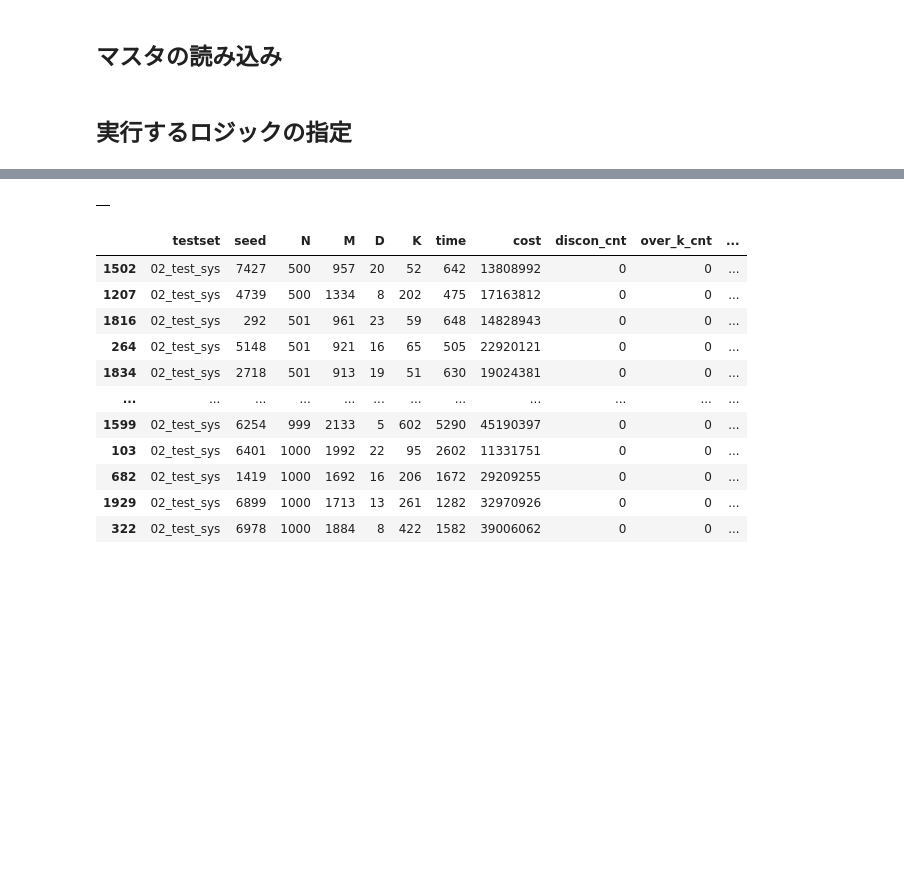
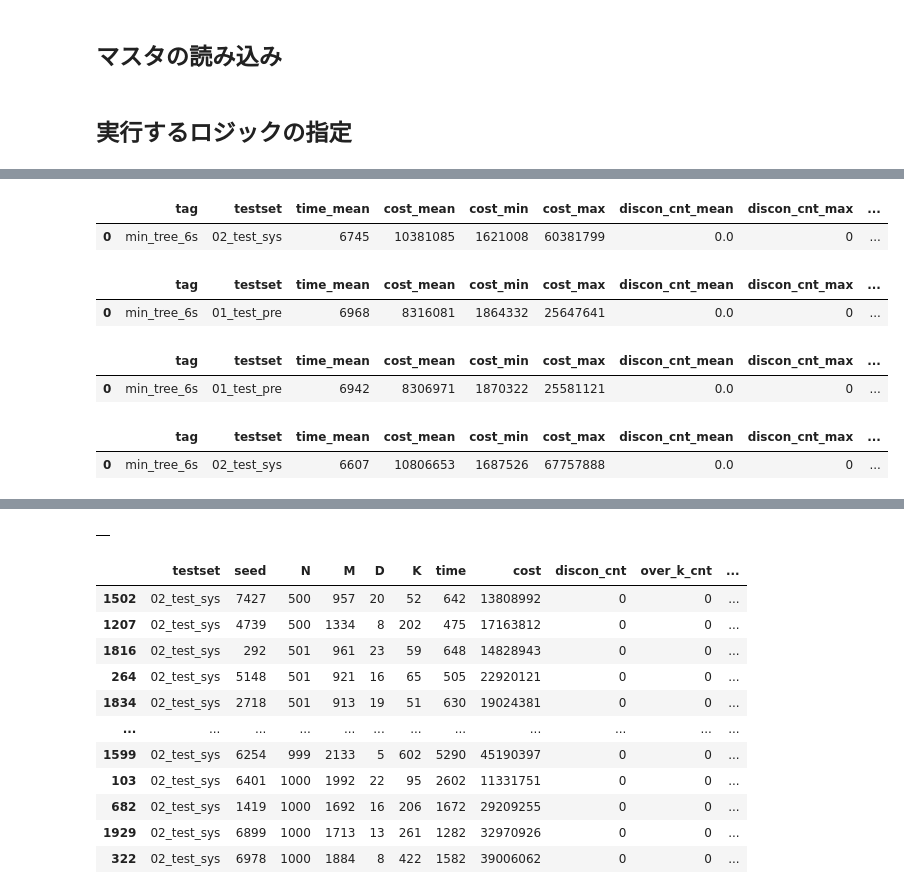
Before and after one commit to starpentagon/ahc017, a Jupyter notebook: work/90_notebook/01_test.ipynb, the cells around one changed output, grey strips where cells are left out. Drawn from its saved outputs; the diff is of its cells as text; code cells hidden in the pictures; blank space fills up the shorter version.

```diff
--- a/work/90_notebook/01_test.ipynb
+++ b/work/90_notebook/01_test.ipynb
@@ -189,0 +197,40 @@ summary_df
+# %%
+# sys test
+result_sub_df = pd.merge(sys_seed_df, result_df, on='seed')
+summary_df = get_summary_df(result_sub_df)
+summary_df['testset'] = '02_test_sys'
+
+summary_df
+# %% [output]
+|  | tag | testset | time_mean | cost_mean | cost_min | cost_max | discon_cnt_mean | discon_cnt_max | ... |
+| 0 | min_tree_6s | 02_test_sys | 6745 | 10381085 | 1621008 | 60381799 | 0.0 | 0 | ... |
+# %%
+# pre test
+result_sub_df = pd.merge(pre_seed_df, result_df, on='seed')
+summary_df = get_summary_df(result_sub_df)
+summary_df['testset'] = '01_test_pre'
+
+summary_df
+# %% [output]
+|  | tag | testset | time_mean | cost_mean | cost_min | cost_max | discon_cnt_mean | discon_cnt_max | ... |
+| 0 | min_tree_6s | 01_test_pre | 6968 | 8316081 | 1864332 | 25647641 | 0.0 | 0 | ... |
+# %%
+# pre test
+result_sub_df = pd.merge(pre_seed_df, result_df, on='seed')
+summary_df = get_summary_df(result_sub_df)
+summary_df['testset'] = '01_test_pre'
+
+summary_df
+# %% [output]
+|  | tag | testset | time_mean | cost_mean | cost_min | cost_max | discon_cnt_mean | discon_cnt_max | ... |
+| 0 | min_tree_6s | 01_test_pre | 6942 | 8306971 | 1870322 | 25581121 | 0.0 | 0 | ... |
+# %%
+# sys test
+result_sub_df = pd.merge(sys_seed_df, result_df, on='seed')
+summary_df = get_summary_df(result_sub_df)
+summary_df['testset'] = '02_test_sys'
+
+summary_df
+# %% [output]
+|  | tag | testset | time_mean | cost_mean | cost_min | cost_max | discon_cnt_mean | discon_cnt_max | ... |
+| 0 | min_tree_6s | 02_test_sys | 6607 | 10806653 | 1687526 | 67757888 | 0.0 | 0 | ... |
```
Also changed, not shown: parts of 11 cells of this notebook, 16 other files.
